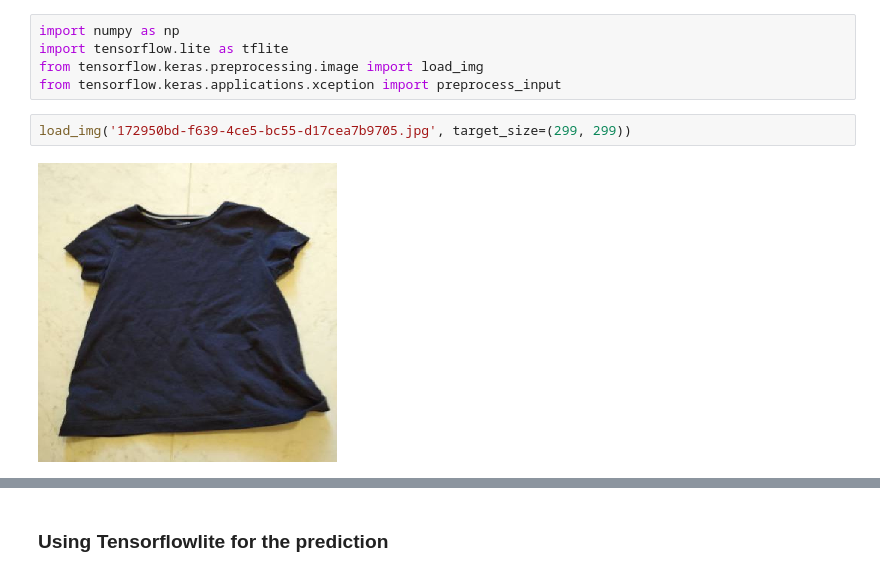
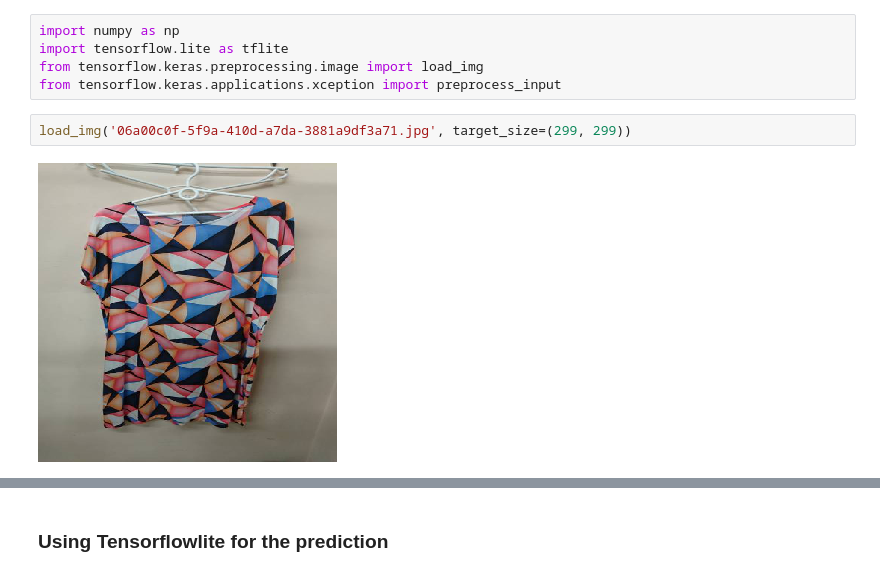
Before and after one commit to Tobai24/Machine-learning-zoomcamp, a Jupyter notebook: 09-serverless/material/notebook.ipynb, the cells around one changed output, grey strips where cells are left out. Cells and saved outputs as stored; diff of their text form.

```diff
--- a/09-serverless/material/notebook.ipynb
+++ b/09-serverless/material/notebook.ipynb
@@ -18,7 +18,7 @@ import tensorflow.lite as tflite
 from tensorflow.keras.preprocessing.image import load_img
 from tensorflow.keras.applications.xception import preprocess_input
 # %%
-load_img('172950bd-f639-4ce5-bc55-d17cea7b9705.jpg', target_size=(299, 299))
+load_img('06a00c0f-5f9a-410d-a7da-3881a9df3a71.jpg', target_size=(299, 299))
 # %% [output]
-[figure, old version]
+[figure, new version]
 # %%
```
Also changed, not shown: parts of 13 cells of this notebook, 9 other files.
